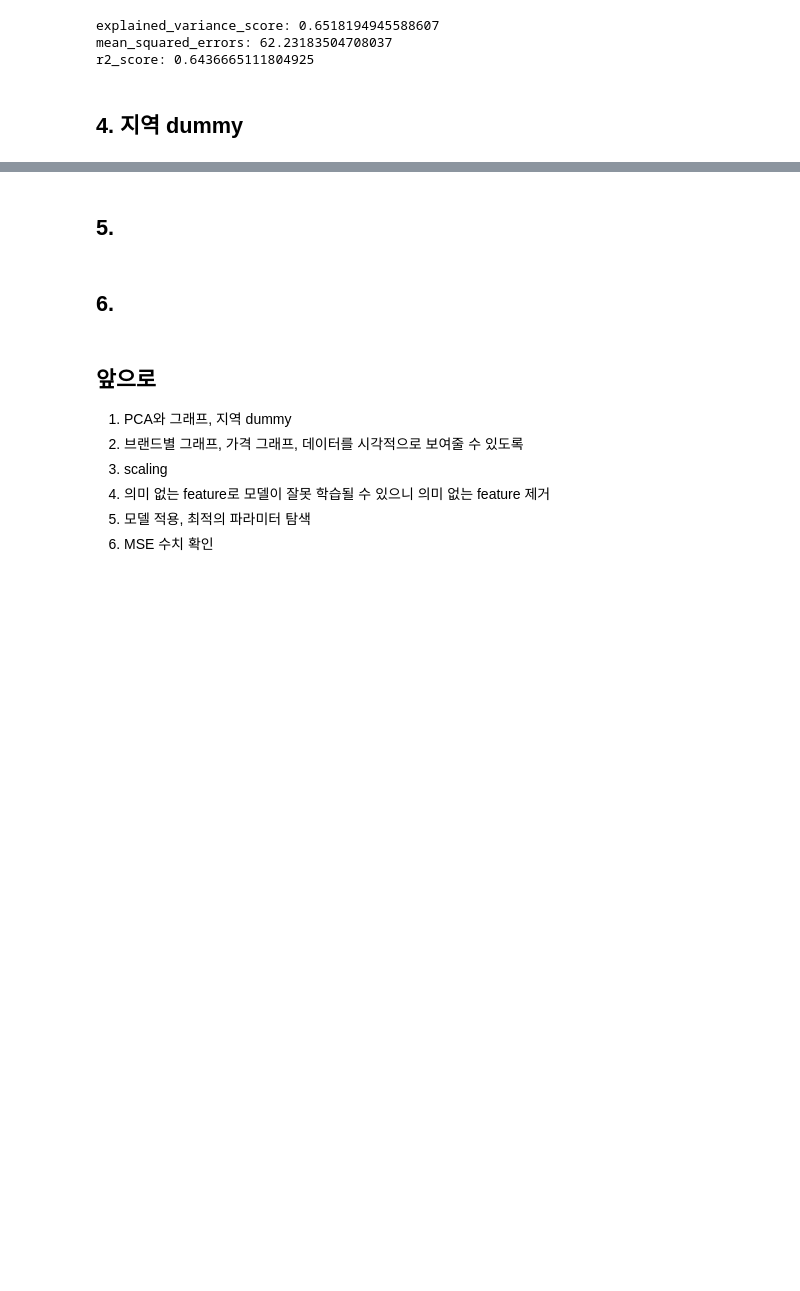
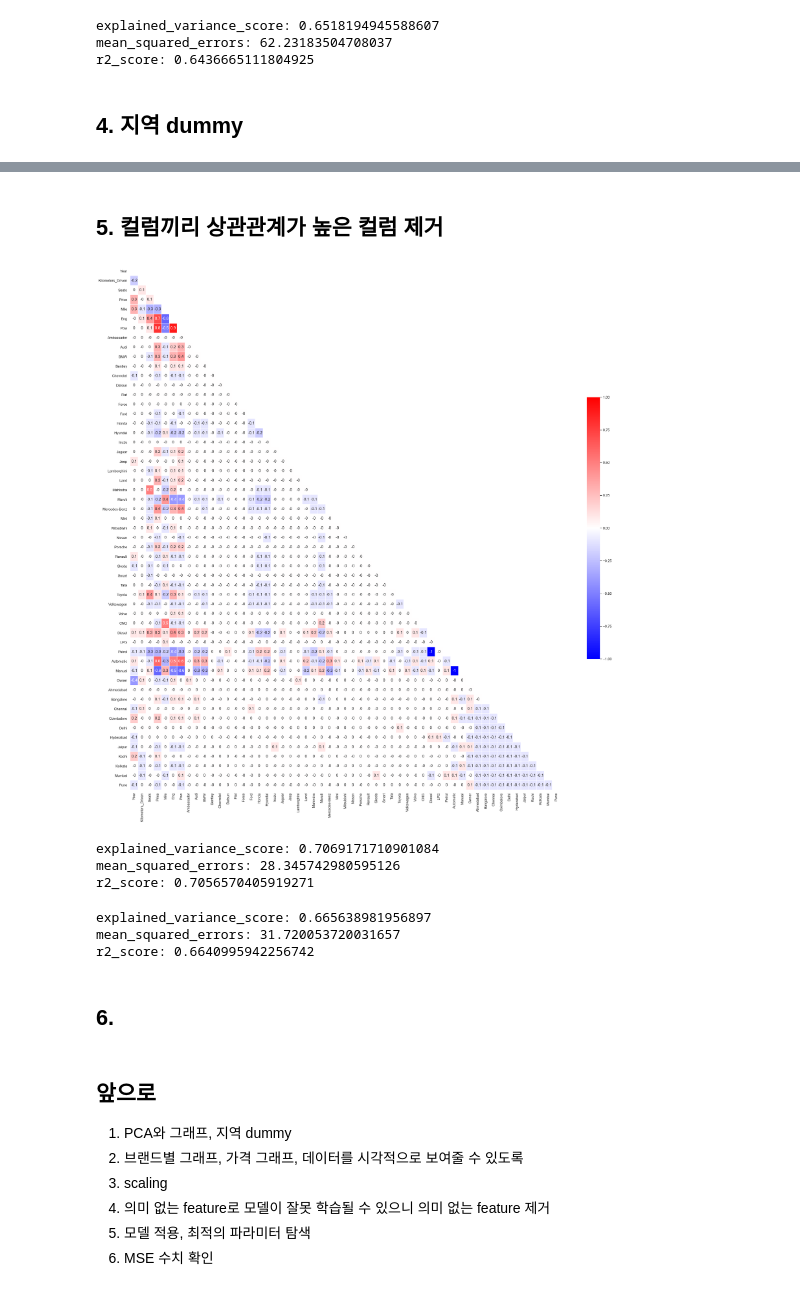
Before and after one commit to Andy-yeongjin/linear_regression_project_1_usedcar, a Jupyter notebook: used_car.ipynb, the cells around one changed output, grey strips where cells are left out. Drawn from its saved outputs; the diff is of its cells as text; code cells hidden in the pictures; blank space fills up the shorter version.

```diff
--- a/used_car.ipynb
+++ b/used_car.ipynb
@@ -315,5 +325,44 @@ r2_score: 0.7032701072806756
 # %% [markdown]
-## 5.
+## 5. 컬럼끼리 상관관계가 높은 컬럼 제거
+# %%
+df = car_t_l.corr().round(1)
+
+fig, ax = plt.subplots( figsize=(30,30) )
+
+mask = np.zeros_like(df, dtype=np.bool)
+mask[np.triu_indices_from(mask)] = True
+
+
+sns.heatmap(df,
+            cmap = 'bwr',
+            annot = True,
+            mask=mask,
+            linewidths=.5,
+            cbar_kws={"shrink": .5},
+            vmin = -1,vmax = 1
+           )
+plt.show()
+# %% [output]
+[figure, added]
+# %%
+# 엔진 빼는것이 더 성능을 높임
+x = car_t_l.drop(['Name','Location','New_Price','Brand','Car_name','Price','Eng'], axis=1)
+y = car_t_l['Price']
+
+get_results(x, y)
+# %% [output]
+explained_variance_score: 0.7069171710901084
+mean_squared_errors: 28.345742980595126
+r2_score: 0.7056570405919271
+# %%
+x = car_t_l.drop(['Name','Location','New_Price','Brand','Car_name','Price','Pow'], axis=1)
+y = car_t_l['Price']
+
+get_results(x, y)
+# %% [output]
+explained_variance_score: 0.665638981956897
+mean_squared_errors: 31.720053720031657
+r2_score: 0.6640995942256742
 # %% [markdown]
 ## 6.
 # %% [markdown]
```
Also changed, not shown: parts of 9 cells of this notebook.
